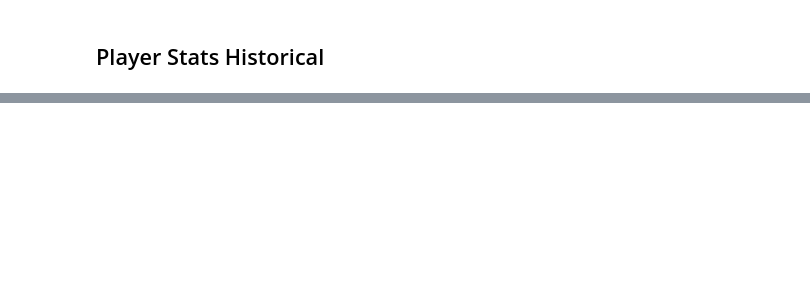
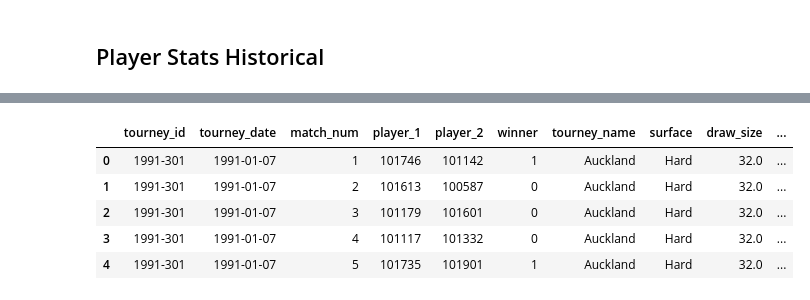
Before and after one commit to FedericoRaimondi/tennis-match-predictor, a Jupyter notebook: notebook/data_engineering.ipynb, the cells around one changed output, grey strips where cells are left out. Cells and saved outputs as stored; diff of their text form; code cells hidden in the pictures; blank space fills up the shorter version.

Commit message:
Basic data engineering datasets created (#9)
* experiment with player stats

* added data folder

* added ml dataset logic

```diff
--- a/notebook/data_engineering.ipynb
+++ b/notebook/data_engineering.ipynb
@@ -128,0 +95,3 @@ atp_matches_df.head()
+# %%
+atp_matches_df = pd.read_pickle("../data/matches_results.pkl")
+print("Dataframe shape: ", atp_matches_df.shape)
@@ -263,0 +379,5 @@ player_stats_hist_df.shape
+# %%
+# read the player_stats_hist_df info from the pickle file
+player_stats_hist_df = pd.read_pickle("../data/player_stats_hist.pkl")
+print("Dataframe shape: ", player_stats_hist_df.shape)
+player_stats_hist_df.head()
@@ -263,0 +424,5 @@ player_stats_hist_df.shape
+# %%
+# read the tournament info from the pickle file
+tournament_info_df = pd.read_pickle("../data/tournament_info.pkl")
+print("Dataframe shape: ", tournament_info_df.shape)
+tournament_info_df.head()
@@ -263,0 +486,4 @@ player_stats_hist_df.shape
+# %%
+ml_dataset = atp_matches_df[
+    ["tourney_id", "tourney_date", "match_num", "player_1", "player_2", "winner"]
+].copy()
@@ -263,0 +508,38 @@ player_stats_hist_df.shape
+# %%
+# left join with player_stats_hist_df
+ml_dataset = ml_dataset.merge(
+    player_stats_hist_df,
+    how="left",
+    left_on=["player_1", "tourney_id", "tourney_date", "match_num"],
+    right_on=["player_id", "tourney_id", "tourney_date", "match_num"],
+    suffixes=("", "_p1"),
+)
+
+# add also p2 stats
+ml_dataset = ml_dataset.merge(
+    player_stats_hist_df,
+    how="left",
+    left_on=["player_2", "tourney_id", "tourney_date", "match_num"],
+    right_on=["player_id", "tourney_id", "tourney_date", "match_num"],
+    suffixes=("", "_p2"),
+)
+
+# add tournament info
+ml_dataset = ml_dataset.merge(
+    tournament_info_df,
+    how="left",
+    left_on="tourney_id",
+    right_on="tourney_id",
+    suffixes=("", "_t"),
+)
+
+ml_dataset.head()
+
+# clean columns: TODO
+# %% [output]
+|  | tourney_id | tourney_date | match_num | player_1 | player_2 | winner | tourney_name | surface | draw_size | ... |
+| 0 | 1991-301 | 1991-01-07 | 1 | 101746 | 101142 | 1 | Auckland | Hard | 32.0 | ... |
+| 1 | 1991-301 | 1991-01-07 | 2 | 101613 | 100587 | 0 | Auckland | Hard | 32.0 | ... |
+| 2 | 1991-301 | 1991-01-07 | 3 | 101179 | 101601 | 0 | Auckland | Hard | 32.0 | ... |
+| 3 | 1991-301 | 1991-01-07 | 4 | 101117 | 101332 | 0 | Auckland | Hard | 32.0 | ... |
+| 4 | 1991-301 | 1991-01-07 | 5 | 101735 | 101901 | 1 | Auckland | Hard | 32.0 | ... |
```
Also changed, not shown: parts of 37 cells of this notebook, 3 other files.
